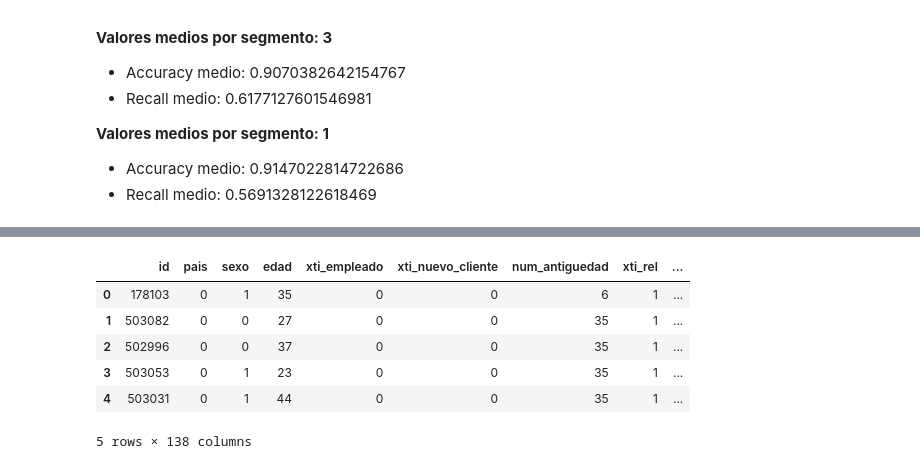
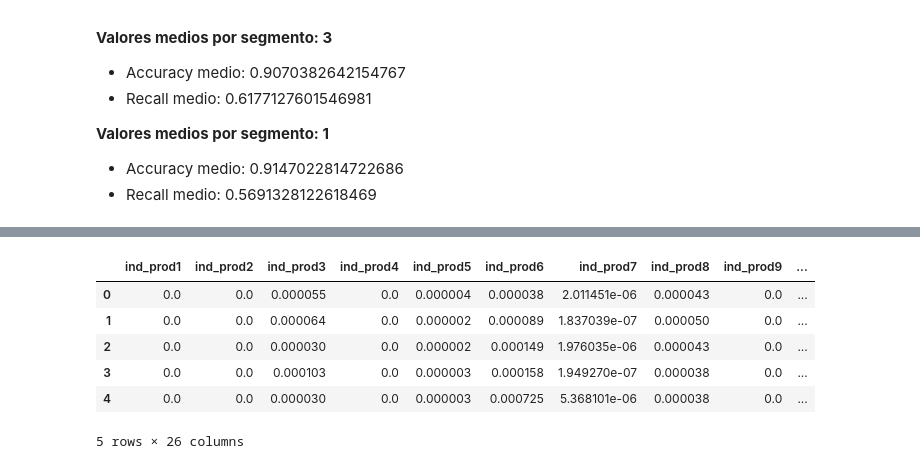
Before and after one commit to mariol-lamas/Machine_learning_proyect, a Jupyter notebook: Src/Santander_kaggle/codigo_adaptado_simple.ipynb, the cells around one changed output, grey strips where cells are left out. Saved outputs shown, nothing was run; the diff lists cells and outputs as text; code cells hidden in the pictures.

```diff
--- a/Src/Santander_kaggle/codigo_adaptado_simple.ipynb
+++ b/Src/Santander_kaggle/codigo_adaptado_simple.ipynb
@@ -584,0 +536,6 @@ clf=CatBoostClassifier()
+# %%
+prods_anterior=[f'ind_prod{i}_s_1' for i in range(1,26)]
+data_para_predecir=combined_nd.copy()
+data_para_predecir.reset_index(inplace=True)
+for i in range(1,26):
+    data_para_predecir[f'ind_prod{i}_s_1']=data_para_predecir[f'ind_prod{i}']
@@ -584,0 +616,2 @@ clf=CatBoostClassifier()
+# %%
+data=pd.read_csv('pruebita.csv')
@@ -584,0 +631,3 @@ clf=CatBoostClassifier()
+# %%
+targets_prev=[f'ind_prod{i}_s_1' for i in range(1,26)]
+data[targets_prev]=data_para_predecir[target_cols]
@@ -585,10 +652,12 @@ clf=CatBoostClassifier()
+# %%
+data.drop(targets_prev,axis=1,inplace=True)
 # %%
-reader.head()
+data.head()
 # %% [output]
-|  | id | pais | sexo | edad | xti_empleado | xti_nuevo_cliente | num_antiguedad | xti_rel | ... |
-| 0 | 178103 | 0 | 1 | 35 | 0 | 0 | 6 | 1 | ... |
-| 1 | 503082 | 0 | 0 | 27 | 0 | 0 | 35 | 1 | ... |
-| 2 | 502996 | 0 | 0 | 37 | 0 | 0 | 35 | 1 | ... |
-| 3 | 503053 | 0 | 1 | 23 | 0 | 0 | 35 | 1 | ... |
-| 4 | 503031 | 0 | 1 | 44 | 0 | 0 | 35 | 1 | ... |
+|  | ind_prod1 | ind_prod2 | ind_prod3 | ind_prod4 | ind_prod5 | ind_prod6 | ind_prod7 | ind_prod8 | ind_prod9 | ... |
+| 0 | 0.0 | 0.0 | 0.000055 | 0.0 | 0.000004 | 0.000038 | 2.011451e-06 | 0.000043 | 0.0 | ... |
+| 1 | 0.0 | 0.0 | 0.000064 | 0.0 | 0.000002 | 0.000089 | 1.837039e-07 | 0.000050 | 0.0 | ... |
+| 2 | 0.0 | 0.0 | 0.000030 | 0.0 | 0.000002 | 0.000149 | 1.976035e-06 | 0.000043 | 0.0 | ... |
+| 3 | 0.0 | 0.0 | 0.000103 | 0.0 | 0.000003 | 0.000158 | 1.949270e-07 | 0.000038 | 0.0 | ... |
+| 4 | 0.0 | 0.0 | 0.000030 | 0.0 | 0.000003 | 0.000725 | 5.368101e-06 | 0.000038 | 0.0 | ... |
-5 rows × 138 columns
+5 rows × 26 columns
```
Also changed, not shown: parts of 30 cells of this notebook.
